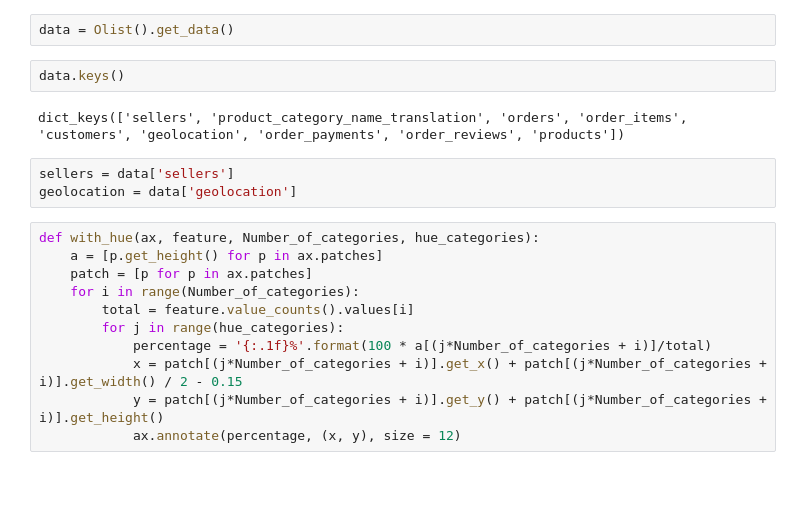
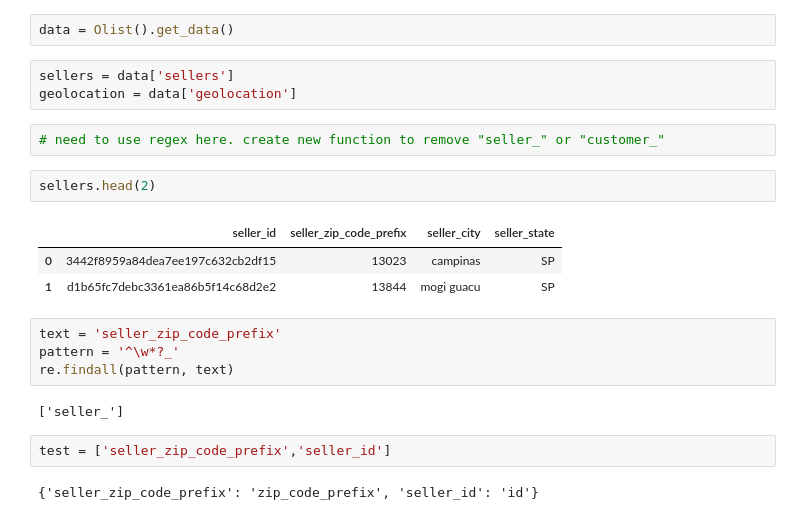
Before and after one commit to honnsey/Olist, a Jupyter notebook: OLIST.ipynb, the cells around one changed output. Saved outputs shown, nothing was run; the diff lists cells and outputs as text; blank space fills up the shorter version.

```diff
--- a/OLIST.ipynb
+++ b/OLIST.ipynb
@@ -12,22 +13,25 @@ import folium
 # Map number of orders by location
 # %%
 data = Olist().get_data()
-# %%
-data.keys()
-# %% [output]
-dict_keys(['sellers', 'product_category_name_translation', 'orders', 'order_items', 'customers', 'geolocation', 'order_payments', 'order_reviews', 'products'])
 # %%
 sellers = data['sellers']
 geolocation = data['geolocation']
-# %%
-def with_hue(ax, feature, Number_of_categories, hue_categories):
-    a = [p.get_height() for p in ax.patches]
-    patch = [p for p in ax.patches]
-    for i in range(Number_of_categories):
-        total = feature.value_counts().values[i]
-        for j in range(hue_categories):
-            percentage = '{:.1f}%'.format(100 * a[(j*Number_of_categories + i)]/total)
-            x = patch[(j*Number_of_categories + i)].get_x() + patch[(j*Number_of_categories + i)].get_width() / 2 - 0.15
-            y = patch[(j*Number_of_categories + i)].get_y() + patch[(j*Number_of_categories + i)].get_height()
-            ax.annotate(percentage, (x, y), size = 12)
+# %%
+# need to use regex here. create new function to remove "seller_" or "customer_"
+# %%
+sellers.head(2)
+# %% [output]
+|  | seller_id | seller_zip_code_prefix | seller_city | seller_state |
+| 0 | 3442f8959a84dea7ee197c632cb2df15 | 13023 | campinas | SP |
+| 1 | d1b65fc7debc3361ea86b5f14c68d2e2 | 13844 | mogi guacu | SP |
+# %%
+text = 'seller_zip_code_prefix'
+pattern = '^\w*?_'
+re.findall(pattern, text)
+# %% [output]
+['seller_']
+# %%
+test = ['seller_zip_code_prefix','seller_id']
+# %% [output]
+{'seller_zip_code_prefix': 'zip_code_prefix', 'seller_id': 'id'}
 # %%
```
Also changed, not shown: parts of 13 cells of this notebook, 3 other files.
